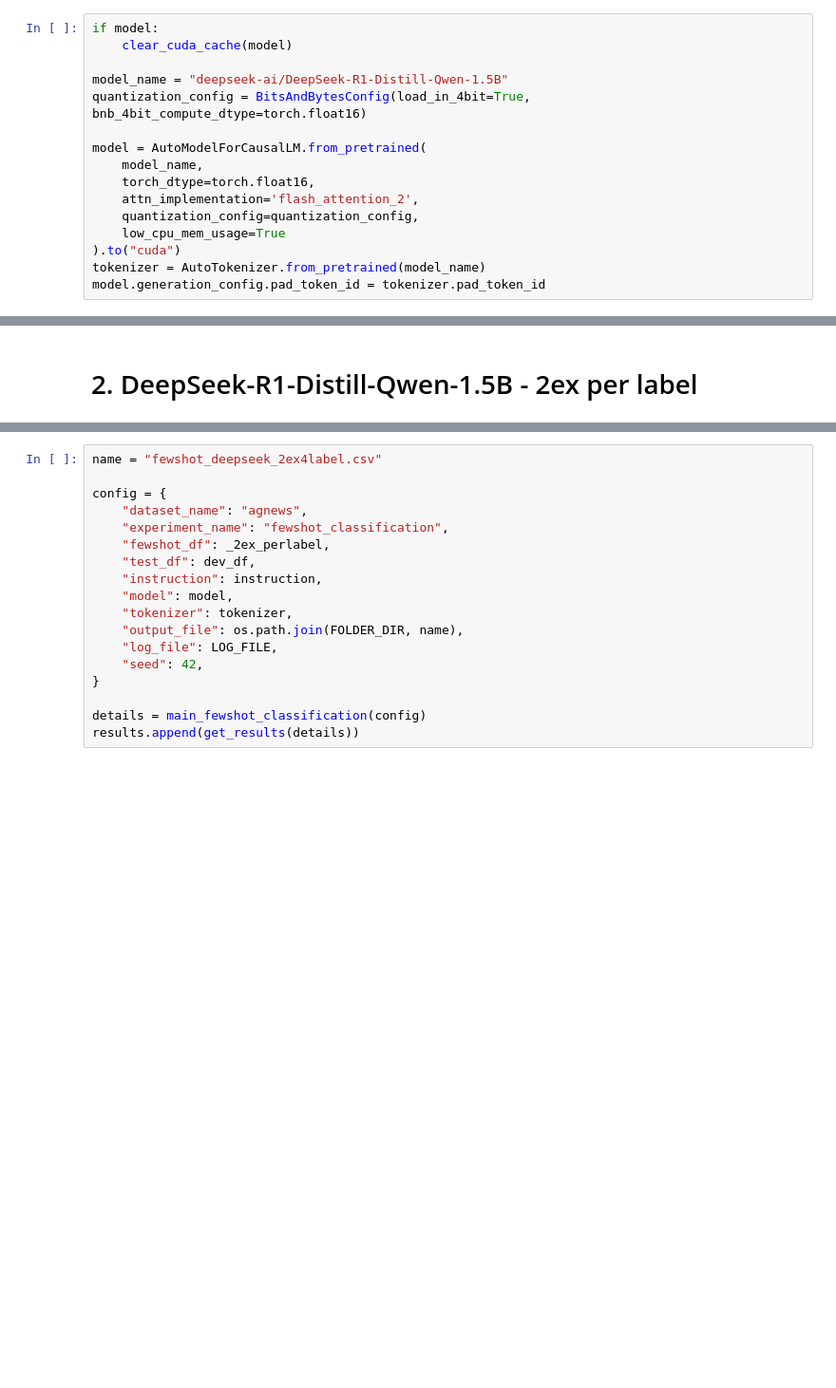
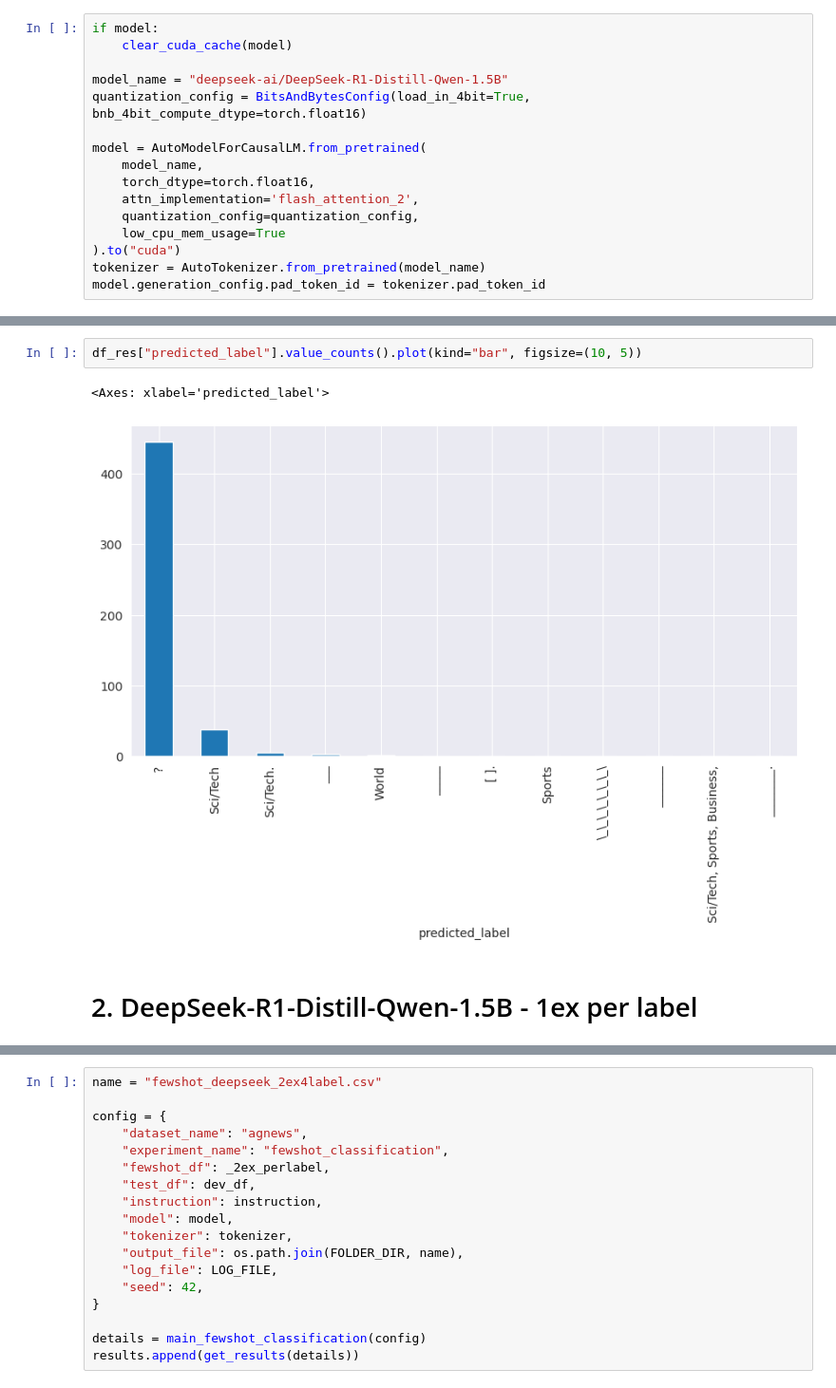
Before and after one commit to AlessandroGhiotto/thesis-nlp, a Jupyter notebook: src/agnews/fewshotCasualLM_agnews.ipynb, the cells around one changed output, grey strips where cells are left out. Shown at 95% size. Cells and saved outputs as stored; diff of their text form; blank space fills up the shorter version.

```diff
--- a/src/agnews/fewshotCasualLM_agnews.ipynb
+++ b/src/agnews/fewshotCasualLM_agnews.ipynb
@@ -153,3 +163,8 @@ display(df_res.head())
 | 4 | A years-long phenomenon continues... | Sci/Tech | Sci/Tech |
+# %%
+df_res["predicted_label"].value_counts().plot(kind="bar", figsize=(10, 5))
+# %% [output]
+<Axes: xlabel='predicted_label'>
+[figure, added]
 # %% [markdown]
-# 2. DeepSeek-R1-Distill-Qwen-1.5B - 2ex per label
+# 2. DeepSeek-R1-Distill-Qwen-1.5B - 1ex per label
```
Also changed, not shown: parts of 14 cells of this notebook, 10 other files.
